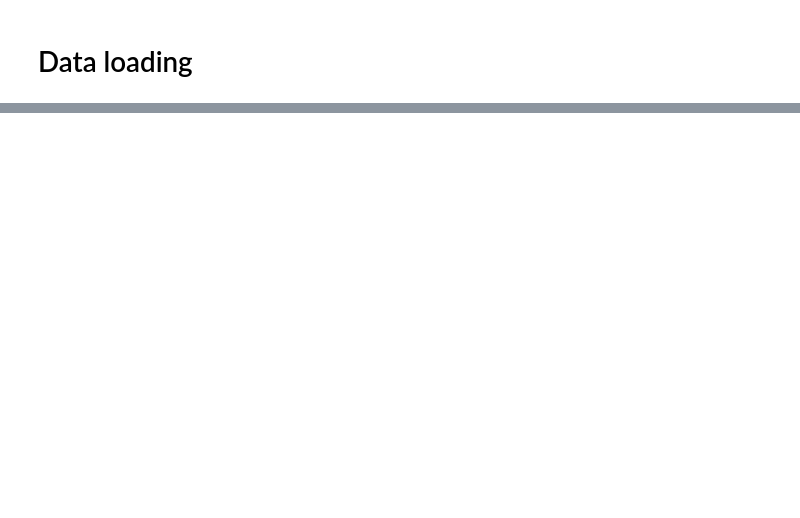
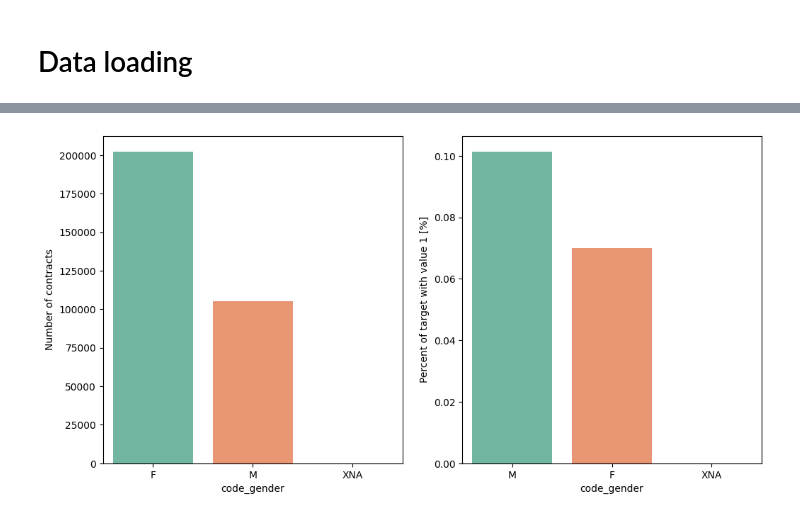
Before and after one commit to s4napsik/Scoring, a Jupyter notebook: notebooks/2_eda.ipynb, the cells around one changed output, grey strips where cells are left out. Saved outputs shown, nothing was run; the diff lists cells and outputs as text; code cells hidden in the pictures; blank space fills up the shorter version.

```diff
--- a/notebooks/2_eda.ipynb
+++ b/notebooks/2_eda.ipynb
@@ -17,0 +277,4 @@ UnicodeDecodeError: 'utf-8' codec can't decode byte 0xd1 in position 171: invali
+# %%
+plot_stats('code_gender')
+# %% [output]
+[figure, added]
```
Also changed, not shown: parts of 97 cells of this notebook, 6 other files.
